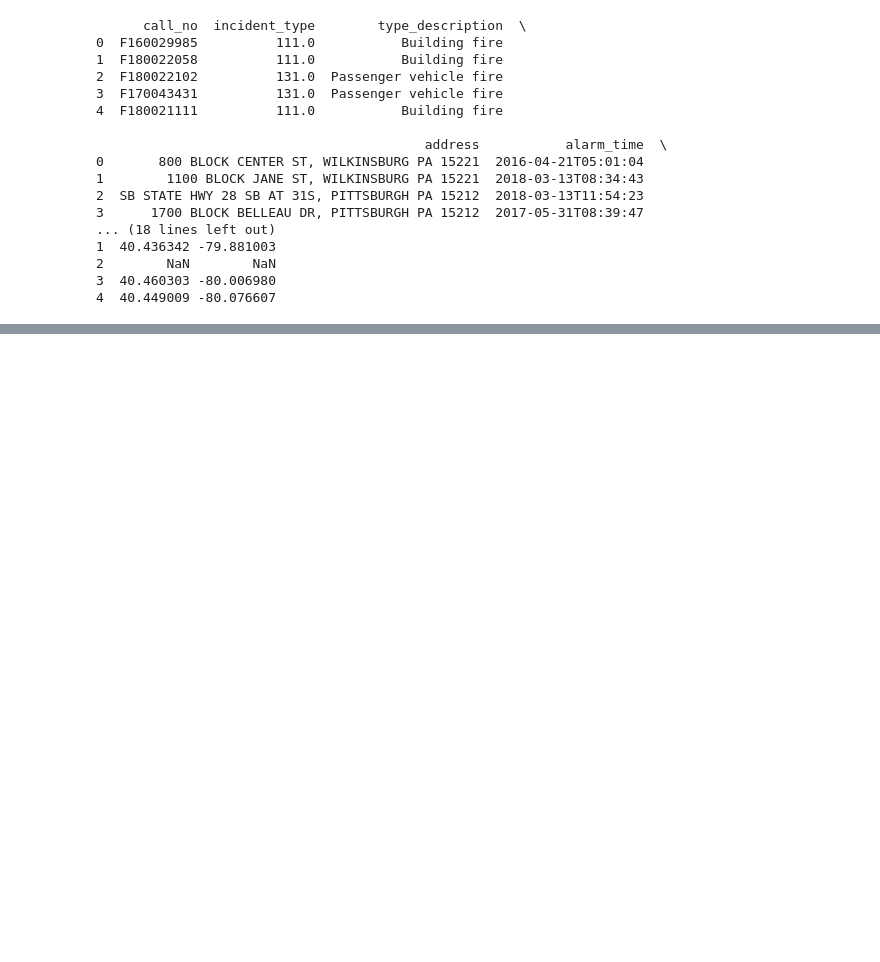
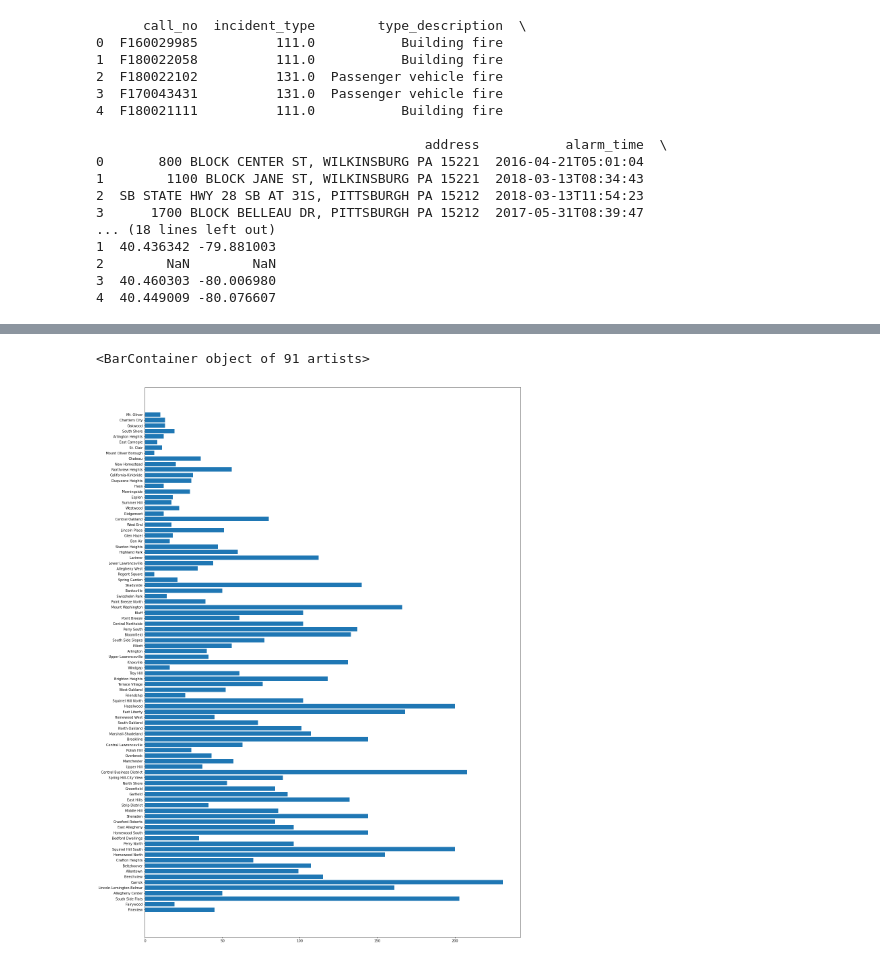
Before and after one commit to lpinn/Big-Ideas-Final-Project, a Jupyter notebook: shb126-fires.ipynb, the cells around one changed output, grey strips where cells are left out. Cells and saved outputs as stored; diff of their text form; code cells hidden in the pictures; blank space fills up the shorter version.

Commit message:
Added visualization

```diff
--- a/shb126-fires.ipynb
+++ b/shb126-fires.ipynb
@@ -46,0 +48,8 @@ print(neighborhoodFiresNoNan)
+# %%
+nhood = list(neighborhoodFiresNoNan.keys())
+fireCount = list(neighborhoodFiresNoNan.values())
+plt.figure(figsize=(20, 30))
+plt.barh(range(len(neighborhoodFiresNoNan)),fireCount,tick_label = nhood)
+# %% [output]
+<BarContainer object of 91 artists>
+[figure, added]
```
Also changed, not shown: parts of 3 cells of this notebook.
